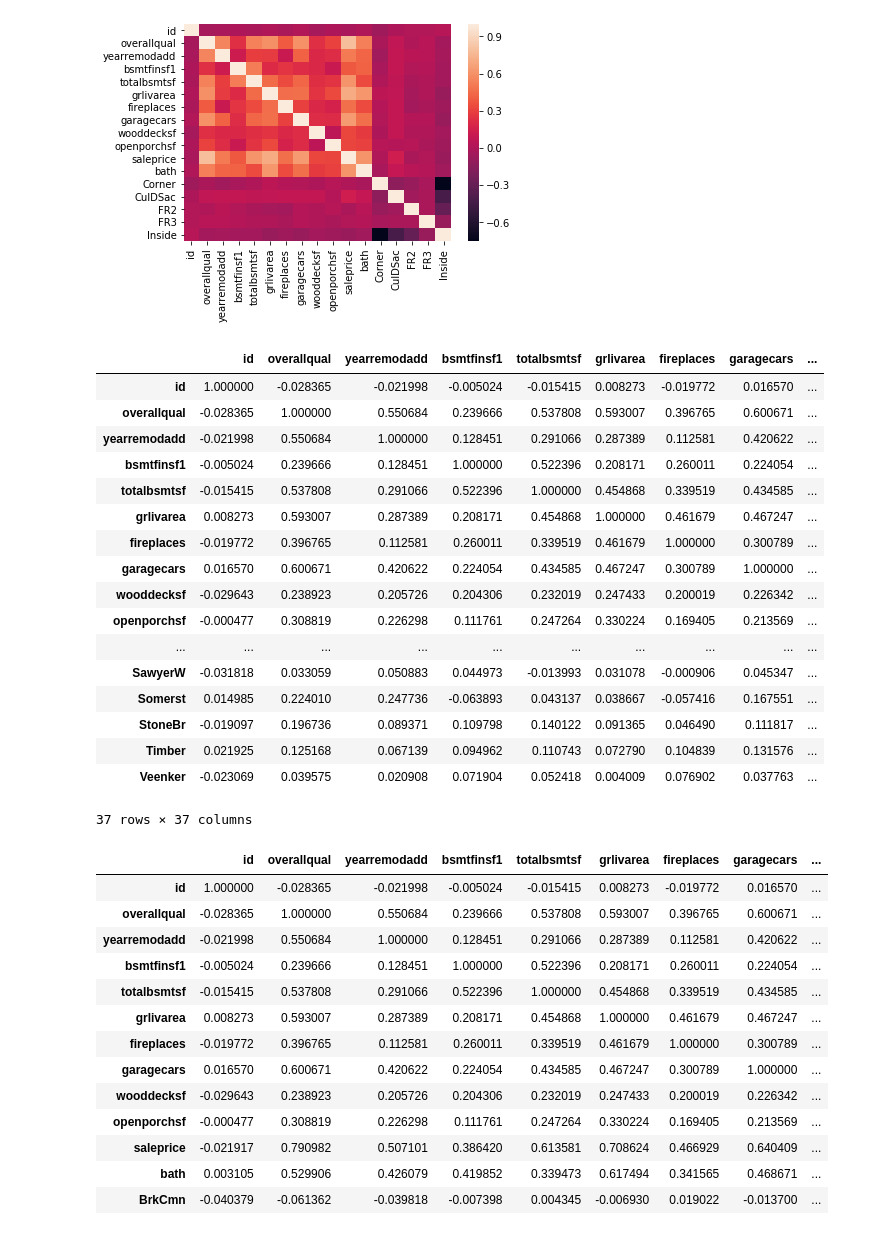
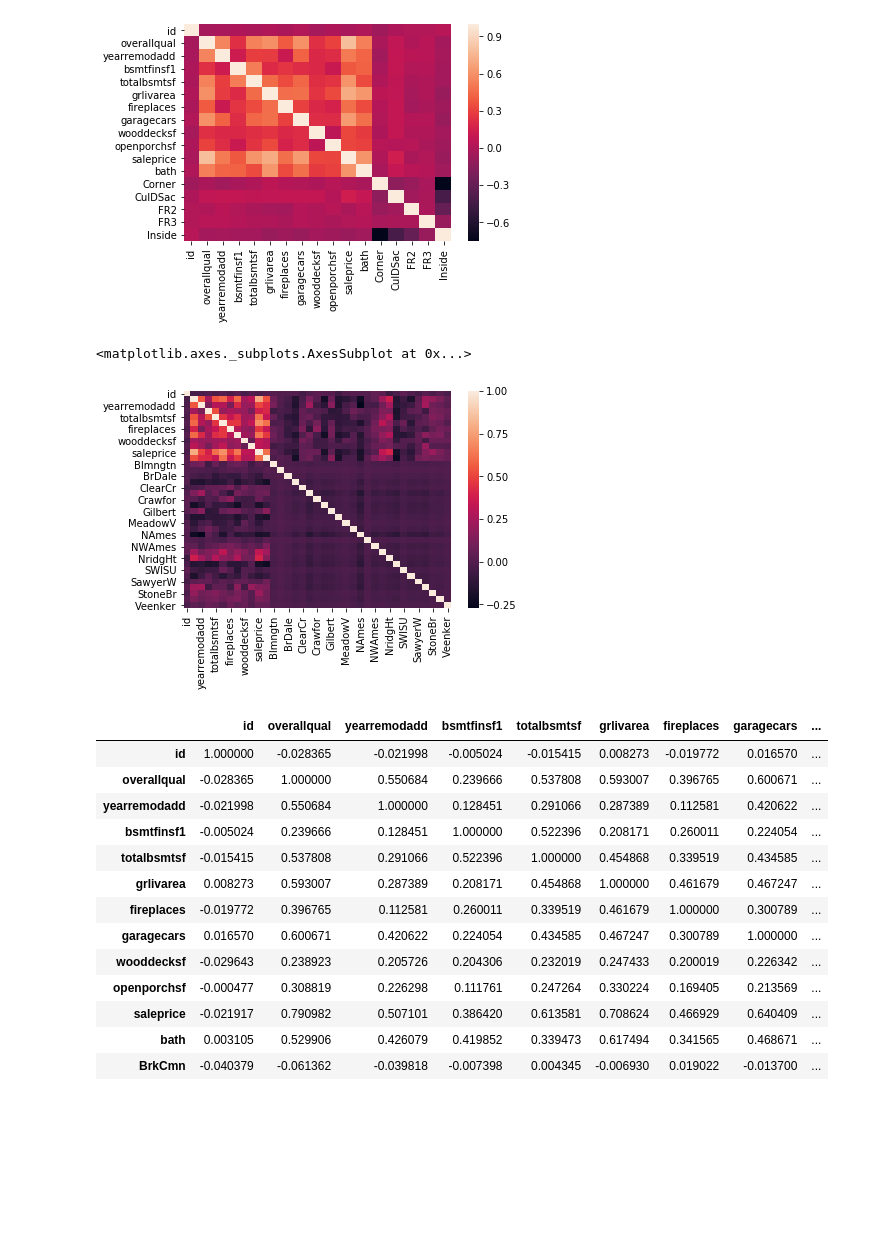
Before and after one commit to colettegabriel/data_science, a Jupyter notebook: 19.2 OLS Linear Regression.ipynb, the cells around one changed output. Saved outputs shown, nothing was run; the diff lists cells and outputs as text; code cells hidden in the pictures; blank space fills up the shorter version.

```diff
--- a/19.2 OLS Linear Regression.ipynb
+++ b/19.2 OLS Linear Regression.ipynb
@@ -171,27 +172,11 @@ sns.heatmap(df1.corr())
 # %%
 df1 = df1[['id', 'CulDSac']]
 # %%
-df2.corr()
+sns.heatmap(df2.corr())
 #drop SWISU, SawyerW, Veenker
 # %% [output]
-|  | id | overallqual | yearremodadd | bsmtfinsf1 | totalbsmtsf | grlivarea | fireplaces | garagecars | ... |
-| id | 1.000000 | -0.028365 | -0.021998 | -0.005024 | -0.015415 | 0.008273 | -0.019772 | 0.016570 | ... |
-| overallqual | -0.028365 | 1.000000 | 0.550684 | 0.239666 | 0.537808 | 0.593007 | 0.396765 | 0.600671 | ... |
-| yearremodadd | -0.021998 | 0.550684 | 1.000000 | 0.128451 | 0.291066 | 0.287389 | 0.112581 | 0.420622 | ... |
-| bsmtfinsf1 | -0.005024 | 0.239666 | 0.128451 | 1.000000 | 0.522396 | 0.208171 | 0.260011 | 0.224054 | ... |
-| totalbsmtsf | -0.015415 | 0.537808 | 0.291066 | 0.522396 | 1.000000 | 0.454868 | 0.339519 | 0.434585 | ... |
-| grlivarea | 0.008273 | 0.593007 | 0.287389 | 0.208171 | 0.454868 | 1.000000 | 0.461679 | 0.467247 | ... |
-| fireplaces | -0.019772 | 0.396765 | 0.112581 | 0.260011 | 0.339519 | 0.461679 | 1.000000 | 0.300789 | ... |
-| garagecars | 0.016570 | 0.600671 | 0.420622 | 0.224054 | 0.434585 | 0.467247 | 0.300789 | 1.000000 | ... |
-| wooddecksf | -0.029643 | 0.238923 | 0.205726 | 0.204306 | 0.232019 | 0.247433 | 0.200019 | 0.226342 | ... |
-| openporchsf | -0.000477 | 0.308819 | 0.226298 | 0.111761 | 0.247264 | 0.330224 | 0.169405 | 0.213569 | ... |
-| ... | ... | ... | ... | ... | ... | ... | ... | ... | ... |
-| SawyerW | -0.031818 | 0.033059 | 0.050883 | 0.044973 | -0.013993 | 0.031078 | -0.000906 | 0.045347 | ... |
-| Somerst | 0.014985 | 0.224010 | 0.247736 | -0.063893 | 0.043137 | 0.038667 | -0.057416 | 0.167551 | ... |
-| StoneBr | -0.019097 | 0.196736 | 0.089371 | 0.109798 | 0.140122 | 0.091365 | 0.046490 | 0.111817 | ... |
-| Timber | 0.021925 | 0.125168 | 0.067139 | 0.094962 | 0.110743 | 0.072790 | 0.104839 | 0.131576 | ... |
-| Veenker | -0.023069 | 0.039575 | 0.020908 | 0.071904 | 0.052418 | 0.004009 | 0.076902 | 0.037763 | ... |
-37 rows × 37 columns
+<matplotlib.axes._subplots.AxesSubplot at 0x...>
+[figure, added]
 # %%
 df2 = df2.drop(['SWISU', 'SawyerW', 'Veenker'], axis=1)
 # %%
```
Also changed, not shown: parts of 6 cells of this notebook.
